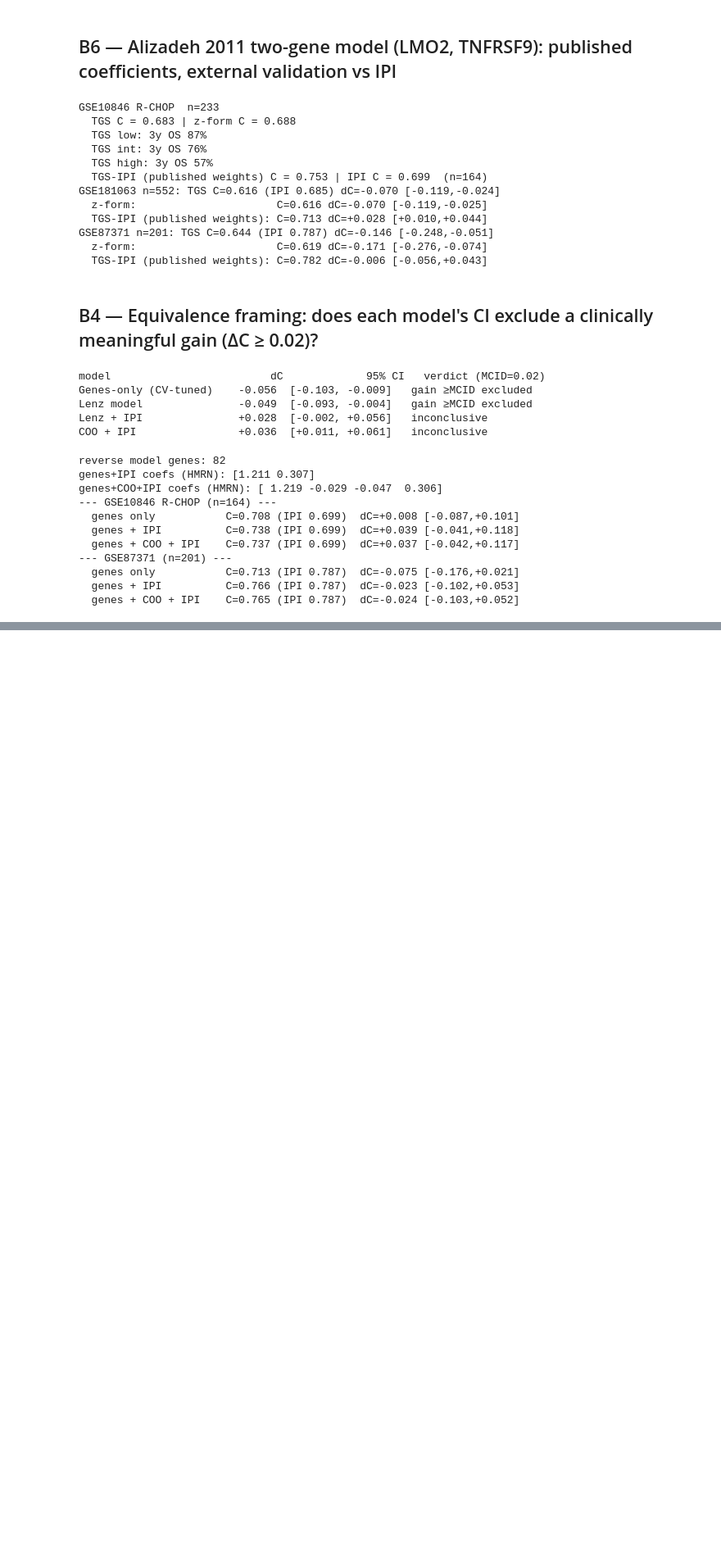
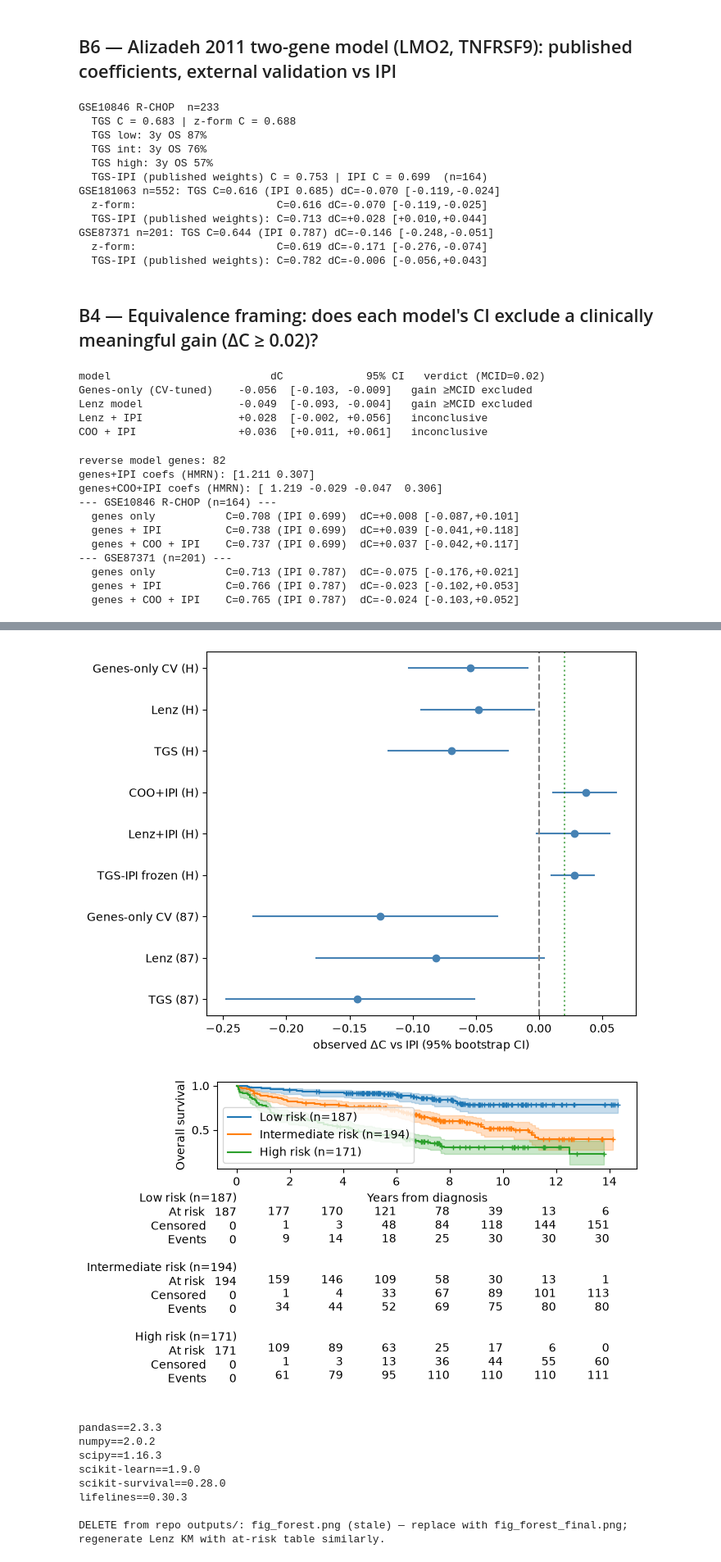
Before and after one commit to lawin-steve/dlbcl-external-validation, a Jupyter notebook: dlbcl-jcocci-additions.ipynb, the cells around one changed output, grey strips where cells are left out. Shown at 82% size. Saved outputs shown, nothing was run; the diff lists cells and outputs as text; code cells hidden in the pictures; blank space fills up the shorter version.

```diff
--- a/dlbcl-jcocci-additions.ipynb
+++ b/dlbcl-jcocci-additions.ipynb
@@ -328,0 +333,10 @@ genes+COO+IPI coefs (HMRN): [ 1.219 -0.029 -0.047  0.306]
+# %%
+## C0 — aliases so the C cells can reuse this session's objects
+mA_cv = m_cv                    # B2's CV-tuned genes-only model is A1's mA_cv (same cv_alpha grid, same seed; 27 nonzero genes)
+two_gene = tgs                  # B6 two-gene score with published coefficients (higher = worse)
+def tgs_ipi_pub(expr_df, ids, ipi):   # published composite TGS-IPI = 0.93*TGS + 0.6*IPI (+4 is rank-invariant)
+    return (0.93*tgs(expr_df, ids) + 0.6*np.asarray(ipi, dtype=float)).values
+# clinical Cox rebuilt exactly as in A1-A3 (GSE10846 R-CHOP complete cases; columns age, ecog, stage, extranodal, ldh_bin)
+tr_clin = tr[["age","ecog","stage","extranodal"]].copy(); tr_clin["ldh_bin"] = (tr["ldh_ratio"]>1).astype(float); tr_clin_cc = tr_clin.dropna()
+m_clin = CoxPHSurvivalAnalysis().fit(tr_clin_cc.values, Surv.from_arrays(tr.loc[tr_clin_cc.index,"event"].astype(bool), tr.loc[tr_clin_cc.index,"time_yrs"]))
+print("C0 ready | mA_cv nonzero genes:", (mA_cv.coef_.ravel()!=0).sum(), "| m_clin fitted on n =", len(tr_clin_cc))
@@ -328,0 +413,9 @@ genes+COO+IPI coefs (HMRN): [ 1.219 -0.029 -0.047  0.306]
+# %%
+def obs_row(name, e, t, s, ipi):
+    d = concordance_index_censored(np.asarray(e,bool),np.asarray(t),np.asarray(s))[0] - concordance_index_censored(np.asarray(e,bool),np.asarray(t),np.asarray(ipi))[0]
+    print(f"{name:34s} observed dC = {d:+.4f}")
+ev_ = dfv.loc[eval_ids]; e_,t_,ipi_ = ev_["event"].astype(bool), ev_["time_yrs"], ev_["ipi_given"]
+for nm,s in [("genes CV",pred_cv := mA_cv.predict(StandardScaler().fit_transform(expr_val.loc[top,eval_ids].reindex(top).T))),
+             ("Lenz",lenz_score(expr_val,eval_ids,standardize=True).values)]:
+    obs_row(nm, e_,t_,s,ipi_)
+# extend as needed for remaining rows; expected to match v4 table values
@@ -328,0 +443,60 @@ genes+COO+IPI coefs (HMRN): [ 1.219 -0.029 -0.047  0.306]
+# %%
+from lifelines.plotting import add_at_risk_counts
+import matplotlib.pyplot as plt
+# ---- forest: final rows only (observed dC, boot CIs recomputed) ----
+def frow(e,t,s,ipi):
+    c,d,lo,hi = boot_generic(e,t,s,ipi)
+    return concordance_index_censored(np.asarray(e,bool),np.asarray(t),np.asarray(s))[0]-concordance_index_censored(np.asarray(e,bool),np.asarray(t),np.asarray(ipi))[0], lo, hi
+rows=[]
+sc_h = lenz_score(expr_val,eval_ids,standardize=True); sc_h_z=(sc_h-sc_h.mean())/sc_h.std()
+tgs_h = two_gene(expr_val,eval_ids)
+vc=ev_["coo"].astype(str).str.upper(); ci_v=pd.DataFrame({"abc":vc.eq("ABC").astype(float),"unc":(~vc.isin(["ABC","GCB"])).astype(float),"ipi":ev_["ipi_given"]})
+defs=[("Genes-only CV (H)",pred_cv),("Lenz (H)",sc_h.values),("TGS (H)",tgs_h.values),
+      ("COO+IPI (H)",m3.predict(ci_v.values)),("Lenz+IPI (H)",m_li.predict(np.c_[sc_h_z,ev_["ipi_given"]])),
+      ("TGS-IPI frozen (H)",tgs_ipi_pub(expr_val,eval_ids,ev_["ipi_given"]) if 'tgs_ipi_pub' in dir() else None)]
+for nm,s in defs:
+    if s is None: continue
+    d,lo,hi=frow(e_,t_,s,ipi_); rows.append((nm,d,lo,hi))
+# GSE87371 rows
+e3,t3,ipi3 = df3.loc[ids3,"event"].astype(bool), df3.loc[ids3,"time_yrs"], df3.loc[ids3,"ipi_given"]
+sc3 = lenz_score(expr3g,ids3); tgs3 = two_gene(expr3g,ids3)
+for nm,s in [("Genes-only CV (87)",mA_cv.predict(StandardScaler().fit_transform(expr3g.loc[top,ids3].T))),
+             ("Lenz (87)",sc3.values),("TGS (87)",tgs3.values)]:
+    d,lo,hi=frow(e3,t3,s,ipi3); rows.append((nm,d,lo,hi))
+fig,ax=plt.subplots(figsize=(7,0.42*len(rows)+1.4)); yp=np.arange(len(rows))[::-1]
+for y0,(nm,d,lo,hi) in zip(yp,rows):
+    ax.plot([lo,hi],[y0,y0],color="steelblue"); ax.plot(d,y0,"o",color="steelblue")
+ax.axvline(0,color="gray",ls="--"); ax.axvline(0.02,color="green",ls=":",alpha=.6)
+ax.set_yticks(yp); ax.set_yticklabels([r[0] for r in rows]); ax.set_xlabel("observed ΔC vs IPI (95% bootstrap CI)")
+plt.tight_layout(); plt.savefig("/kaggle/working/fig_forest_final.png",dpi=150,bbox_inches="tight"); plt.show()
+
+# ---- KMs with number-at-risk ----
+kmf_list=[]
+fig,ax=plt.subplots(figsize=(7,4.6))
+t3q = pd.qcut(pd.Series(m3.predict(ci_v.dropna().values), index=ci_v.dropna().index),3,labels=["Low","Intermediate","High"])
+for g in ["Low","Intermediate","High"]:
+    m=(t3q==g); k=KaplanMeierFitter()
+    k.fit(dfv.loc[t3q.index[m],"time_yrs"], dfv.loc[t3q.index[m],"event"], label=f"{g} risk (n={int(m.sum())})")
+    k.plot_survival_function(ax=ax, show_censors=True, censor_styles={"ms":4}); kmf_list.append(k)
+ax.set_xlabel("Years from diagnosis"); ax.set_ylabel("Overall survival"); ax.set_title("")
+add_at_risk_counts(*kmf_list, ax=ax); plt.tight_layout()
+plt.savefig("/kaggle/working/fig_km_tertiles_final.png",dpi=150,bbox_inches="tight"); plt.show()
+
+# ---- requirements ----
+import sklearn, sksurv, lifelines, pandas, numpy, scipy
+open("/kaggle/working/requirements.txt","w").write("\n".join([
+ f"pandas=={pandas.__version__}", f"numpy=={numpy.__version__}", f"scipy=={scipy.__version__}",
+ f"scikit-learn=={sklearn.__version__}", f"scikit-survival=={sksurv.__version__}", f"lifelines=={lifelines.__version__}"]))
+print(open("/kaggle/working/requirements.txt").read())
+print("\nDELETE from repo outputs/: fig_forest.png (stale) — replace with fig_forest_final.png; regenerate Lenz KM with at-risk table similarly.")
+# %% [output]
+[figure, added]
+[figure, added]
+pandas==2.3.3
+numpy==2.0.2
+scipy==1.16.3
+scikit-learn==1.9.0
+scikit-survival==0.28.0
+lifelines==0.30.3
+
+DELETE from repo outputs/: fig_forest.png (stale) — replace with fig_forest_final.png; regenerate Lenz KM with at-risk table similarly.
```
Also changed, not shown: parts of 12 cells of this notebook, 7 other files.
